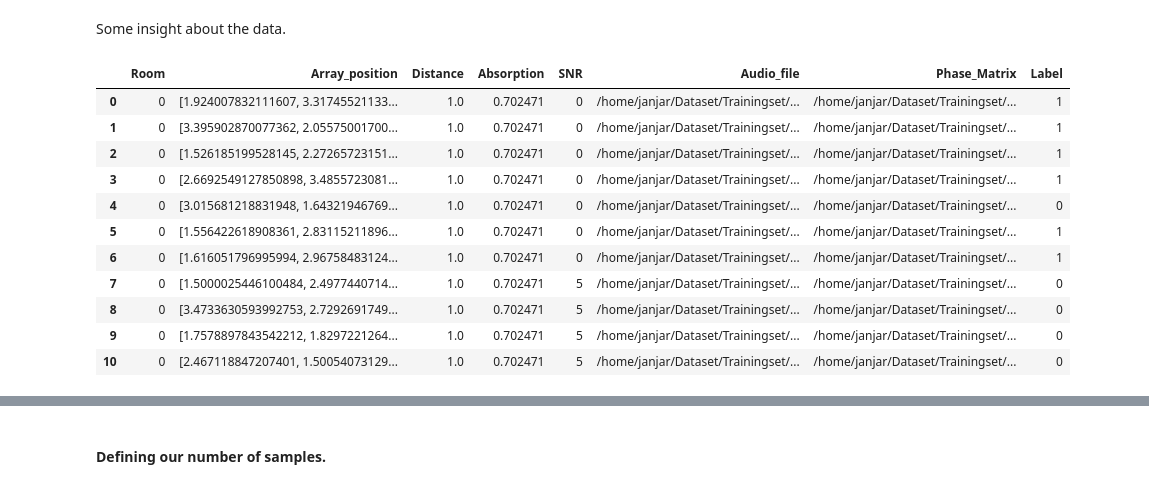
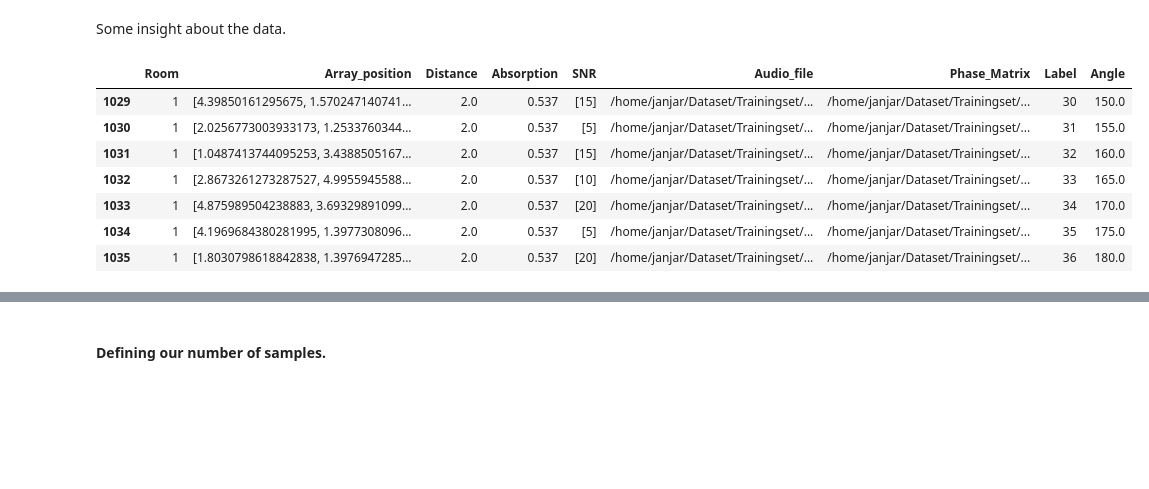
Before and after one commit to YoussefJanjar/Semester-Project-Signal-Processing-Laboratory-2-LTS2-EPFL-Spring-2019, a Jupyter notebook: Dataset/CNN.ipynb, the cells around one changed output, grey strips where cells are left out. Saved outputs shown, nothing was run; the diff lists cells and outputs as text; code cells hidden in the pictures; blank space fills up the shorter version.

```diff
--- a/Dataset/CNN.ipynb
+++ b/Dataset/CNN.ipynb
@@ -36,17 +33,13 @@ Some explation about the purpose of this project.
 Some insight about the data.
 # %%
 Dataset = pd.read_pickle("/home/janjar/Dataset/Trainingset/Training_dataframe.pkl")
-Dataset.loc[0:10]
+Dataset[1029:]
 # %% [output]
-|  | Room | Array_position | Distance | Absorption | SNR | Audio_file | Phase_Matrix | Label |
-| 0 | 0 | [1.924007832111607, 3.31745521133... | 1.0 | 0.702471 | 0 | /home/janjar/Dataset/Trainingset/... | /home/janjar/Dataset/Trainingset/... | 1 |
-| 1 | 0 | [3.395902870077362, 2.05575001700... | 1.0 | 0.702471 | 0 | /home/janjar/Dataset/Trainingset/... | /home/janjar/Dataset/Trainingset/... | 1 |
-| 2 | 0 | [1.526185199528145, 2.27265723151... | 1.0 | 0.702471 | 0 | /home/janjar/Dataset/Trainingset/... | /home/janjar/Dataset/Trainingset/... | 1 |
-| 3 | 0 | [2.6692549127850898, 3.4855723081... | 1.0 | 0.702471 | 0 | /home/janjar/Dataset/Trainingset/... | /home/janjar/Dataset/Trainingset/... | 1 |
-| 4 | 0 | [3.015681218831948, 1.64321946769... | 1.0 | 0.702471 | 0 | /home/janjar/Dataset/Trainingset/... | /home/janjar/Dataset/Trainingset/... | 0 |
-| 5 | 0 | [1.556422618908361, 2.83115211896... | 1.0 | 0.702471 | 0 | /home/janjar/Dataset/Trainingset/... | /home/janjar/Dataset/Trainingset/... | 1 |
-| 6 | 0 | [1.616051796995994, 2.96758483124... | 1.0 | 0.702471 | 0 | /home/janjar/Dataset/Trainingset/... | /home/janjar/Dataset/Trainingset/... | 1 |
-| 7 | 0 | [1.5000025446100484, 2.4977440714... | 1.0 | 0.702471 | 5 | /home/janjar/Dataset/Trainingset/... | /home/janjar/Dataset/Trainingset/... | 0 |
-| 8 | 0 | [3.4733630593992753, 2.7292691749... | 1.0 | 0.702471 | 5 | /home/janjar/Dataset/Trainingset/... | /home/janjar/Dataset/Trainingset/... | 0 |
-| 9 | 0 | [1.7578897843542212, 1.8297221264... | 1.0 | 0.702471 | 5 | /home/janjar/Dataset/Trainingset/... | /home/janjar/Dataset/Trainingset/... | 0 |
-| 10 | 0 | [2.467118847207401, 1.50054073129... | 1.0 | 0.702471 | 5 | /home/janjar/Dataset/Trainingset/... | /home/janjar/Dataset/Trainingset/... | 0 |
+|  | Room | Array_position | Distance | Absorption | SNR | Audio_file | Phase_Matrix | Label | Angle |
+| 1029 | 1 | [4.39850161295675, 1.570247140741... | 2.0 | 0.537 | [15] | /home/janjar/Dataset/Trainingset/... | /home/janjar/Dataset/Trainingset/... | 30 | 150.0 |
+| 1030 | 1 | [2.0256773003933173, 1.2533760344... | 2.0 | 0.537 | [5] | /home/janjar/Dataset/Trainingset/... | /home/janjar/Dataset/Trainingset/... | 31 | 155.0 |
+| 1031 | 1 | [1.0487413744095253, 3.4388505167... | 2.0 | 0.537 | [15] | /home/janjar/Dataset/Trainingset/... | /home/janjar/Dataset/Trainingset/... | 32 | 160.0 |
+| 1032 | 1 | [2.8673261273287527, 4.9955945588... | 2.0 | 0.537 | [10] | /home/janjar/Dataset/Trainingset/... | /home/janjar/Dataset/Trainingset/... | 33 | 165.0 |
+| 1033 | 1 | [4.875989504238883, 3.69329891099... | 2.0 | 0.537 | [20] | /home/janjar/Dataset/Trainingset/... | /home/janjar/Dataset/Trainingset/... | 34 | 170.0 |
+| 1034 | 1 | [4.1969684380281995, 1.3977308096... | 2.0 | 0.537 | [5] | /home/janjar/Dataset/Trainingset/... | /home/janjar/Dataset/Trainingset/... | 35 | 175.0 |
+| 1035 | 1 | [1.8030798618842838, 1.3976947285... | 2.0 | 0.537 | [20] | /home/janjar/Dataset/Trainingset/... | /home/janjar/Dataset/Trainingset/... | 36 | 180.0 |
```
Also changed, not shown: parts of 49 cells of this notebook, 2 other files.
